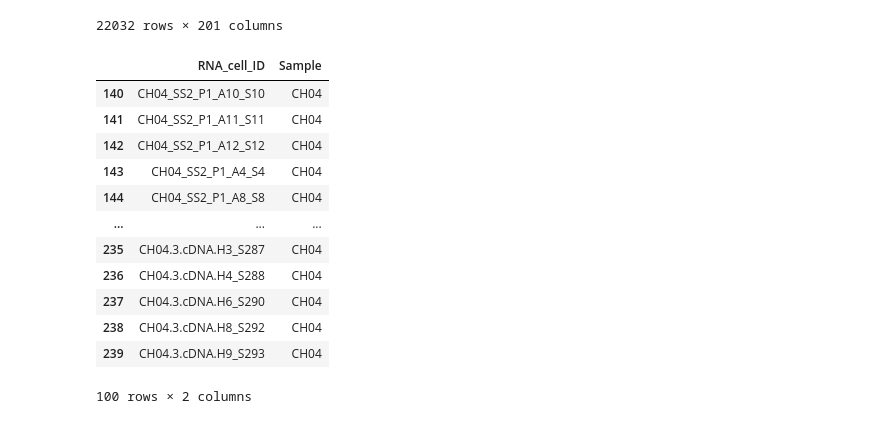
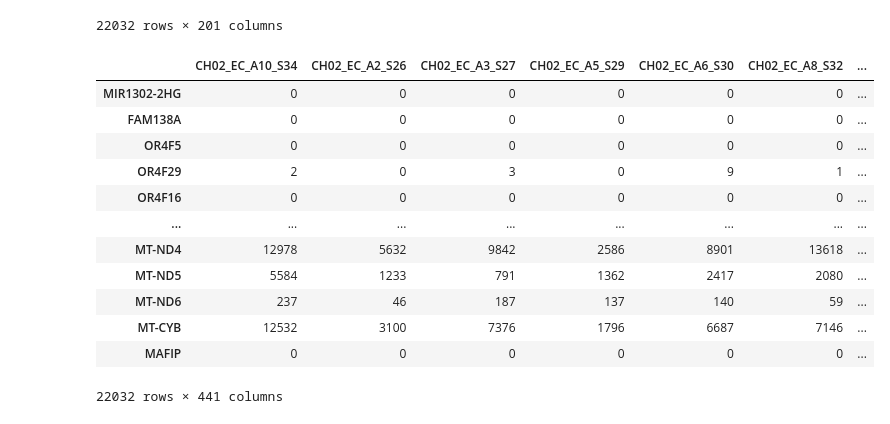
Before and after one commit to MacoskoLab/netprop-missense-prediction, a Jupyter notebook: workflow/notebooks/1_process_article_data.ipynb, the cells around one changed output. Drawn from its saved outputs; the diff is of its cells as text; code cells hidden in the pictures.

```diff
--- a/workflow/notebooks/1_process_article_data.ipynb
+++ b/workflow/notebooks/1_process_article_data.ipynb
@@ -10,7 +10,9 @@ https://www.ncbi.nlm.nih.gov/geo/query/acc.cgi?acc=GSE158067
 import pandas as pd
 
 expr = pd.read_csv(
-    "../../resources/GSE158067/GSE158067_gene_exp_mtx.txt", sep=" ", index_col=0
+    "../../resources/GSE158067/original/GSE158067_gene_exp_mtx.txt",
+    sep=" ",
+    index_col=0,
 )
 expr
 # %% [output]
@@ -29,7 +31,7 @@ expr
 22032 rows × 576 columns
 # %%
 meta = pd.read_excel(
-    "../../resources/GSE158067/GSE158067_scRNA_cell_metadata.xlsx",
+    "../../resources/GSE158067/original/GSE158067_scRNA_cell_metadata.xlsx",
     engine="calamine",
     index_col=0,
     skiprows=1,
@@ -53,5 +55,6 @@ meta
 # %%
 mt_cells = meta[meta["Genotype"] == "Mutant"].index.tolist()
 wt_cells = meta[meta["Genotype"] == "WT"].index.tolist()
-len(mt_cells), len(wt_cells)
+genotyped_cells = meta[meta["Genotype"] != "not_genotyped"].index.tolist()
+len(mt_cells), len(wt_cells), len(genotyped_cells)
 # %% [output]
@@ -92,5 +95,22 @@ expr_wt
 | MT-CYB | 1796 | 7146 | 1986 | 2232 | 3562 | 3597 | ... |
 | MAFIP | 0 | 0 | 0 | 0 | 0 | 0 | ... |
 22032 rows × 201 columns
+# %%
+expr_filtered = expr[genotyped_cells]
+expr_filtered
+# %% [output]
+|  | CH02_EC_A10_S34 | CH02_EC_A2_S26 | CH02_EC_A3_S27 | CH02_EC_A5_S29 | CH02_EC_A6_S30 | CH02_EC_A8_S32 | ... |
+| MIR1302-2HG | 0 | 0 | 0 | 0 | 0 | 0 | ... |
+| FAM138A | 0 | 0 | 0 | 0 | 0 | 0 | ... |
+| OR4F5 | 0 | 0 | 0 | 0 | 0 | 0 | ... |
+| OR4F29 | 2 | 0 | 3 | 0 | 9 | 1 | ... |
+| OR4F16 | 0 | 0 | 0 | 0 | 0 | 0 | ... |
+| ... | ... | ... | ... | ... | ... | ... | ... |
+| MT-ND4 | 12978 | 5632 | 9842 | 2586 | 8901 | 13618 | ... |
+| MT-ND5 | 5584 | 1233 | 791 | 1362 | 2417 | 2080 | ... |
+| MT-ND6 | 237 | 46 | 187 | 137 | 140 | 59 | ... |
+| MT-CYB | 12532 | 3100 | 7376 | 1796 | 6687 | 7146 | ... |
+| MAFIP | 0 | 0 | 0 | 0 | 0 | 0 | ... |
+22032 rows × 441 columns
 # %%
 expr_mt.to_csv(
@@ -116,17 +133,0 @@ sample_to_mut = (
-# %%
-mt_samples = meta[meta["Genotype"] == "Mutant"][["Sample"]].reset_index()
-mt_samples.loc[mt_samples["Sample"] == "CH04"]
-# %% [output]
-|  | RNA_cell_ID | Sample |
-| 140 | CH04_SS2_P1_A10_S10 | CH04 |
-| 141 | CH04_SS2_P1_A11_S11 | CH04 |
-| 142 | CH04_SS2_P1_A12_S12 | CH04 |
-| 143 | CH04_SS2_P1_A4_S4 | CH04 |
-| 144 | CH04_SS2_P1_A8_S8 | CH04 |
-| ... | ... | ... |
-| 235 | CH04.3.cDNA.H3_S287 | CH04 |
-| 236 | CH04.3.cDNA.H4_S288 | CH04 |
-| 237 | CH04.3.cDNA.H6_S290 | CH04 |
-| 238 | CH04.3.cDNA.H8_S292 | CH04 |
-| 239 | CH04.3.cDNA.H9_S293 | CH04 |
-100 rows × 2 columns
```
Also changed, not shown: parts of 7 cells of this notebook, 11 other files.
